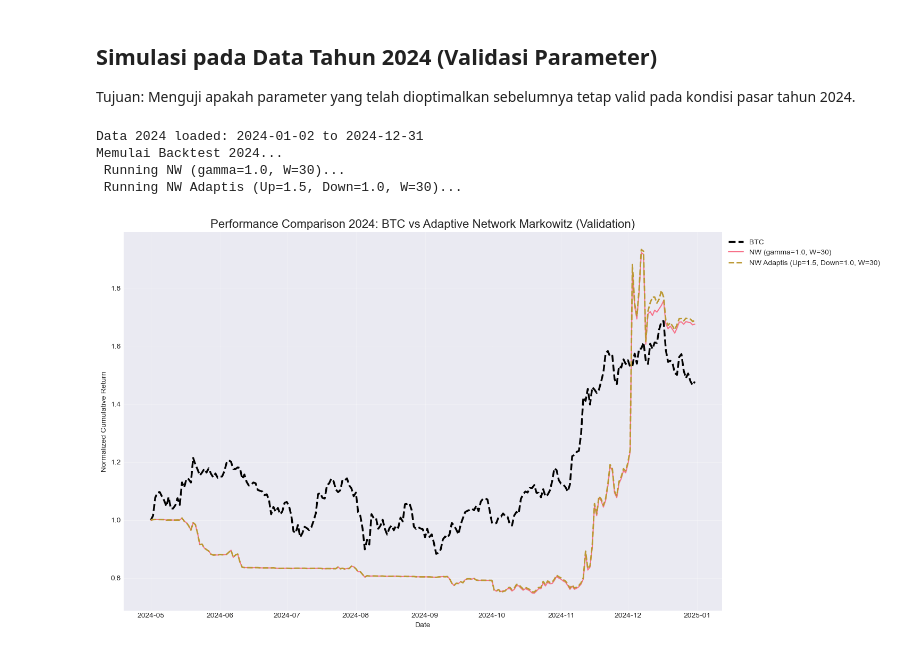
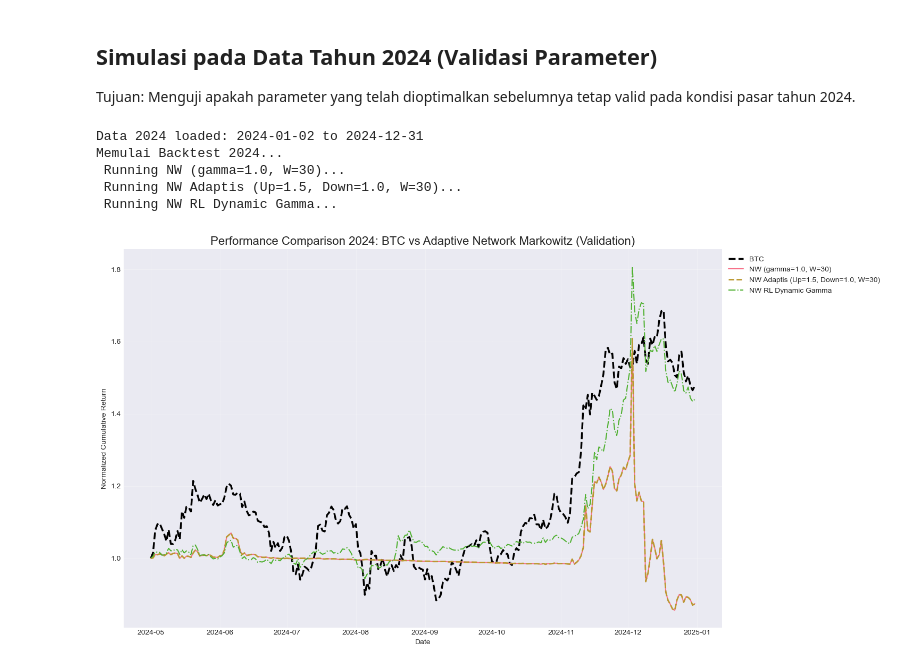
Before and after one commit to ragilrojo/ExperimentThesis, a Jupyter notebook: guidiciti_reexperiment/strategy_comparison_coba_toGrid2stage4Matriks_adv.ipynb, the cells around one changed output. Drawn from its saved outputs; the diff is of its cells as text; code cells hidden in the pictures.

```diff
--- a/guidiciti_reexperiment/strategy_comparison_coba_toGrid2stage4Matriks_adv.ipynb
+++ b/guidiciti_reexperiment/strategy_comparison_coba_toGrid2stage4Matriks_adv.ipynb
@@ -806,3 +904,33 @@ class KMeansPortfolioStrategy(PortfolioStrategy):
+# %%
+class RLNetworkMarkowitz(NetworkMarkowitz):
+    def __init__(self, name, model_path, window_size=120):
+        super().__init__(name, gamma=1.0, window_size=window_size)
+        self.rl_model = PPO.load(model_path)
+        self.gamma_history = []
+
+    def get_weights(self, returns_data):
+        # 1. Construct state from returns_data
+        avg_ret = returns_data.mean().mean()
+        vol = returns_data.std().mean()
+        corr_matrix = returns_data.corr()
+        n_assets = returns_data.shape[1]
+        avg_corr = corr_matrix.values[np.triu_indices(n_assets, k=1)].mean()
+        centrality = corr_matrix.mean().mean()
+
+        obs = np.array([avg_ret, vol, avg_corr, centrality], dtype=np.float32)
+
+        # 2. Predict Gamma using RL model
+        action, _states = self.rl_model.predict(obs, deterministic=True)
+        current_gamma = float(action[0])
+
+        # 3. Apply Gamma and Optimize
+        self.gamma = current_gamma
+        self.gamma_history.append({'date': returns_data.index[-1], 'gamma': current_gamma})
+
+        return super().get_weights(returns_data)
+
+    def get_params(self):
+        return {'W': self.window_size, 'RL': 'PPO-Gamma'}
 # %%
 def backtest_strategy(strategy, df_returns, rebalance_freq=7, transaction_cost=0.001, global_start=None):
     window_size  = strategy.window_size
@@ -1682,8 +1810,9 @@ strategies_2024 = [
     #NetworkMarkowitz("NW (gamma=0, W=120)", gamma=0, window_size=120),
     #NetworkMarkowitz("NW (gamma=0.5, W=120)", gamma=0.5, window_size=120),
     #NetworkMarkowitz("NW (gamma=1.0, W=120)", gamma=1.0, window_size=120),
-    NetworkMarkowitz("NW (gamma=1.0, W=30)", gamma=1.0, window_size=30),
-    AdaptiveNetworkMarkowitz("NW Adaptis (Up=1.5, Down=1.0, W=30)", gamma_up=1.5, gamma_down=1.0, window_size=30, slope_threshold=0.00025)
+    NetworkMarkowitz("NW (gamma=1.0, W=30)", gamma=1.0, window_size=120),
+    AdaptiveNetworkMarkowitz("NW Adaptis (Up=1.5, Down=1.0, W=30)", gamma_up=1.5, gamma_down=1.0, window_size=120, slope_threshold=0.00025),
+    RLNetworkMarkowitz("NW RL Dynamic Gamma", model_path="ppo_gamma_controller", window_size=120),
 ]
 
 # 3. Jalankan Backtest
@@ -1706,31 +1835,32 @@ common_dates = df_returns_2024.index[df_returns_2024.index >= common_start]
 btc_rets = df_returns_2024.loc[common_dates, 'BTC'] if 'BTC' in df_returns_2024.columns else df_returns_2024.iloc[:,0].loc[common_dates]
 btc_cum = (1 + btc_rets).cumprod()
 btc_cum = btc_cum / btc_cum.iloc[0] # Normalisasi
 plt.plot(common_dates, btc_cum, label='BTC', color='black', linewidth=2.5, linestyle='--')
 
 # Plot Strategi
 for i, (name, res) in enumerate(results_2024.items()):
     df_res = res['results_df']
     df_res = df_res[df_res['date'] >= common_start]
     # Re-normalisasi cumulative return agar mulai dari 1.0 pada common_start
     norm_rets = df_res['cumulative_return'] / df_res['cumulative_return'].iloc[0]
     # Gunakan variasi line style agar mudah dibedakan
     styles = ['-', '--', '-.', ':', '-', '--', '-.']
     # Misal NW Adaptis pakai garis tebal solid agar mencolok
     curr_style = styles[i % len(styles)]
     curr_width = 2.0 if 'Adaptis' in name else 1.5
     plt.plot(df_res['date'], norm_rets, label=name, linewidth=curr_width, linestyle=curr_style)
 
 plt.title('Performance Comparison 2024: BTC vs Adaptive Network Markowitz (Validation)', fontsize=16)
 plt.xlabel('Date')
 plt.ylabel('Normalized Cumulative Return')
 plt.legend(loc='upper left', bbox_to_anchor=(1, 1))
 plt.grid(True, alpha=0.3)
 plt.tight_layout()
 plt.show()
 # %% [output]
 Data 2024 loaded: 2024-01-02 to 2024-12-31
 Memulai Backtest 2024...
  Running NW (gamma=1.0, W=30)...
  Running NW Adaptis (Up=1.5, Down=1.0, W=30)...
+ Running NW RL Dynamic Gamma...
-[figure, old version]
+[figure, new version]
```
Also changed, not shown: parts of 5 cells of this notebook, 4 other files.
